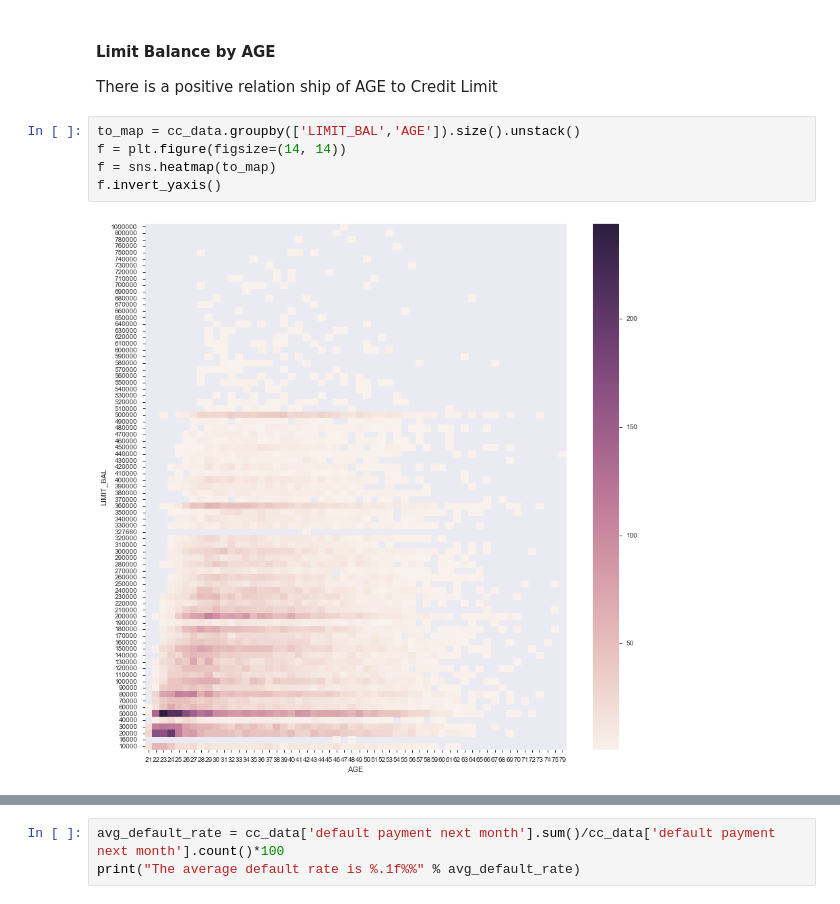
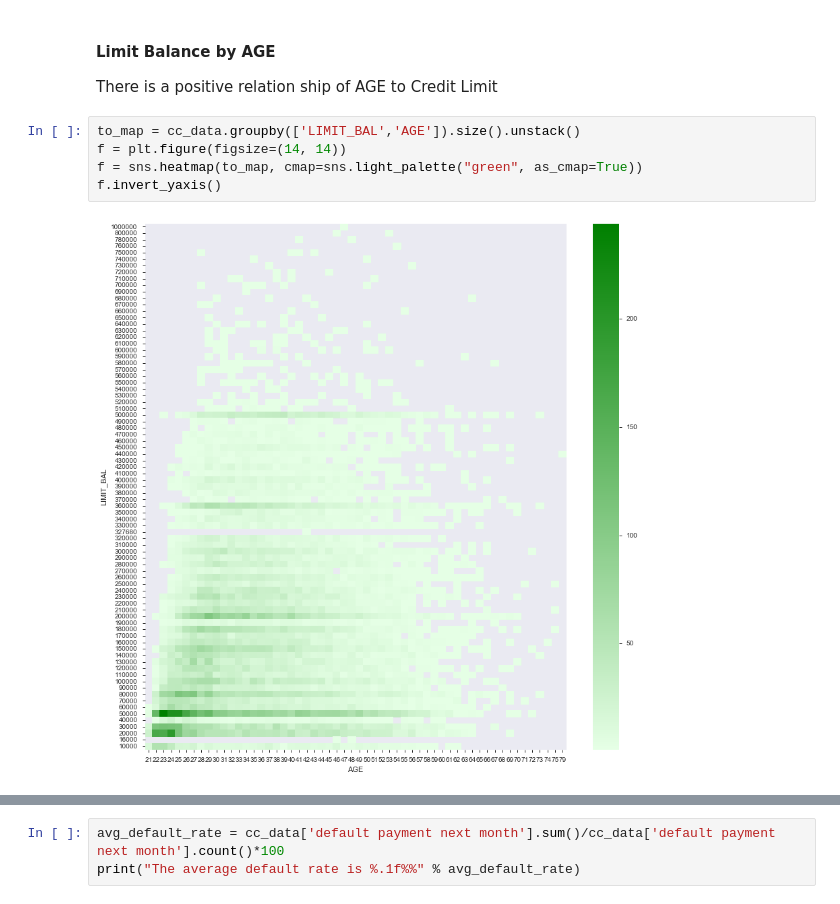
Before and after one commit to rlshuhart/MSDS7331_Project_1, a Jupyter notebook: MSDS7331_Project_1_Notebook.ipynb, the cells around one changed output, grey strips where cells are left out. Saved outputs shown, nothing was run; the diff lists cells and outputs as text.

```diff
--- a/MSDS7331_Project_1_Notebook.ipynb
+++ b/MSDS7331_Project_1_Notebook.ipynb
@@ -349,7 +322,7 @@ There is a positive relation ship of AGE to Credit Limit
 # %%
 to_map = cc_data.groupby(['LIMIT_BAL','AGE']).size().unstack()
 f = plt.figure(figsize=(14, 14))
-f = sns.heatmap(to_map)
+f = sns.heatmap(to_map, cmap=sns.light_palette("green", as_cmap=True))
 f.invert_yaxis()
 # %% [output]
-[figure, old version]
+[figure, new version]
```
Also changed, not shown: parts of 12 cells of this notebook.
